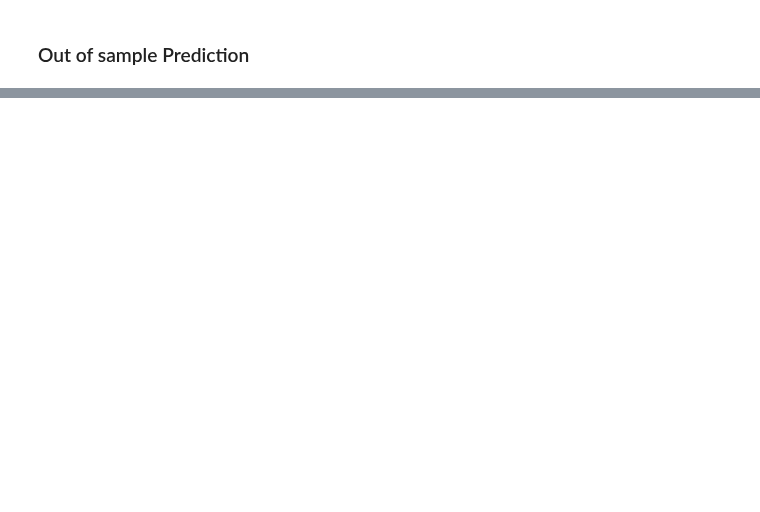
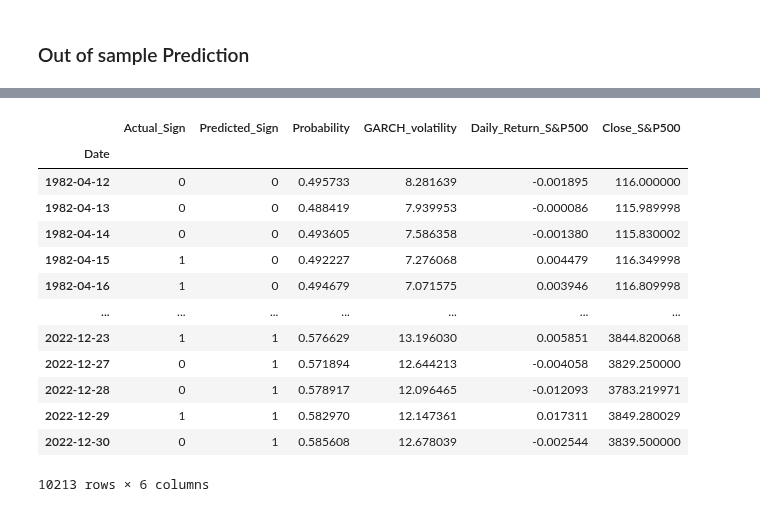
Before and after one commit to juliusd01/Deep_Learning, a Jupyter notebook: Research/Forecasting_Stocks/Sign_Forecasting/sign-prediction-model/LSTM_Sign_Forecast_Selected_Features.ipynb, the cells around one changed output, grey strips where cells are left out. Saved outputs shown, nothing was run; the diff lists cells and outputs as text; code cells hidden in the pictures; blank space fills up the shorter version.

```diff
--- a/Research/Forecasting_Stocks/Sign_Forecasting/sign-prediction-model/LSTM_Sign_Forecast_Selected_Features.ipynb
+++ b/Research/Forecasting_Stocks/Sign_Forecasting/sign-prediction-model/LSTM_Sign_Forecast_Selected_Features.ipynb
@@ -267,0 +252,20 @@ Text(0.5, 1.0, 'Predicted Probability of Positive Return')
+# %%
+results['GARCH_volatility'] = data['GARCH_volatility']
+results['Daily_Return_S&P500'] = data['DailyReturn']
+results['Close_S&P500'] = data['Close_GSPC']
+results
+# %% [output]
+|  | Actual_Sign | Predicted_Sign | Probability | GARCH_volatility | Daily_Return_S&P500 | Close_S&P500 |
+| Date |  |  |  |  |  |  |
+| 1982-04-12 | 0 | 0 | 0.495733 | 8.281639 | -0.001895 | 116.000000 |
+| 1982-04-13 | 0 | 0 | 0.488419 | 7.939953 | -0.000086 | 115.989998 |
+| 1982-04-14 | 0 | 0 | 0.493605 | 7.586358 | -0.001380 | 115.830002 |
+| 1982-04-15 | 1 | 0 | 0.492227 | 7.276068 | 0.004479 | 116.349998 |
+| 1982-04-16 | 1 | 0 | 0.494679 | 7.071575 | 0.003946 | 116.809998 |
+| ... | ... | ... | ... | ... | ... | ... |
+| 2022-12-23 | 1 | 1 | 0.576629 | 13.196030 | 0.005851 | 3844.820068 |
+| 2022-12-27 | 0 | 1 | 0.571894 | 12.644213 | -0.004058 | 3829.250000 |
+| 2022-12-28 | 0 | 1 | 0.578917 | 12.096465 | -0.012093 | 3783.219971 |
+| 2022-12-29 | 1 | 1 | 0.582970 | 12.147361 | 0.017311 | 3849.280029 |
+| 2022-12-30 | 0 | 1 | 0.585608 | 12.678039 | -0.002544 | 3839.500000 |
+10213 rows × 6 columns
```
Also changed, not shown: parts of 21 cells of this notebook.
